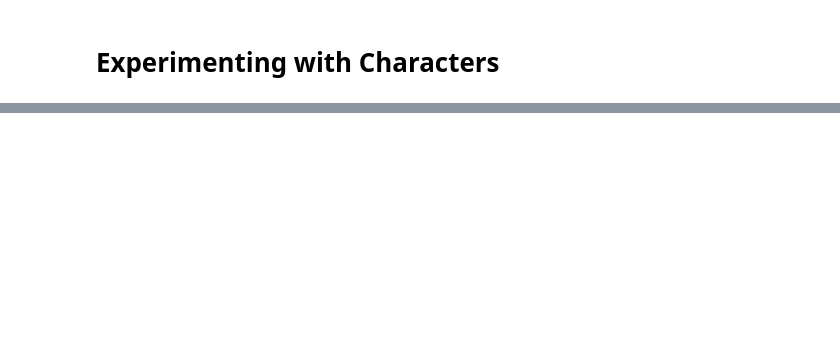
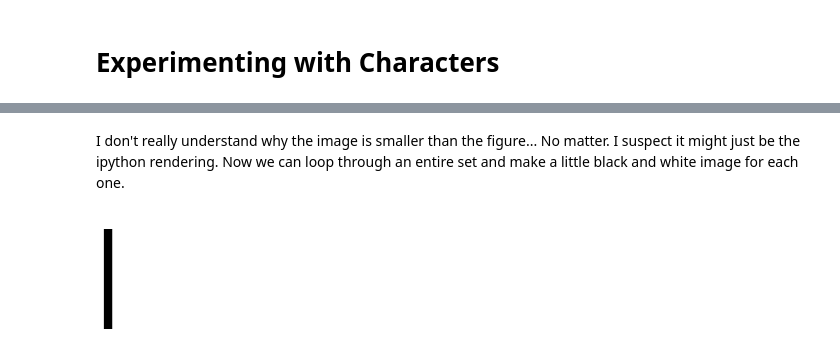
Before and after one commit to drpeteb/ascii-art, a Jupyter notebook: Ascii-Art.ipynb, the cells around one changed output, grey strips where cells are left out. Saved outputs shown, nothing was run; the diff lists cells and outputs as text; code cells hidden in the pictures; blank space fills up the shorter version.

```diff
--- a/Ascii-Art.ipynb
+++ b/Ascii-Art.ipynb
@@ -304,16 +19,0 @@ print(test_char)
-# %%
-char_intensity = []
-char_daisy = []
-for cc in char_set:
-
-    # Make a feature vector
-    #fv = image_patch_intensity(char_dict[cc])
-    fv_intensity = (image_patch_intensity(char_dict[cc])-120)*(255./(255-120))
-    fv_daisy = image_patch_daisy(char_dict[cc])
-
-    # Add to list
-    char_intensity.append(fv_intensity)
-    char_daisy.append(fv_daisy)
-
-len(char_intensity)
-len(char_daisy)
@@ -451,0 +166,51 @@ print(fv.shape)
+# %% [markdown]
+I don't really understand why the image is smaller than the figure... No matter. I suspect it might just be the ipython rendering. Now we can loop through an entire set and make a little black and white image for each one.
+# %%
+# Specify a font size
+fontsize = 100
+
+# Font paramters
+scale = 95
+aspect = 0.793
+descent = 0.29
+border = 0.05
+
+# Characters to get
+char_set = "abcdefghijklmnopqrstuvwxyzABCDEFGHIJKLMNOPQRSTUVWXYZ1234567890,./<>?;'#:@~[]{}-=_+)(*&^%$!\"\\`|"
+
+# Output - a dictionary of li'l character images referenced by their character string
+char_dict = dict()
+
+# Make a figure
+figheight = (1+2*border)*fontsize*(1+descent)/scale
+figwidth =  (1+2*border)*fontsize*aspect/scale
+fig = plt.figure(figsize=(figwidth,figheight))
+ax = fig.add_axes((0,0,1,1))
+
+for cc in char_set:
+
+    # Print the letter
+    plt.cla()
+    ax.text(0, descent/(1+descent), cc, family="monospace", fontsize=fontsize)
+
+    # Remove the axes
+    ax.set_frame_on(False)
+    ax.set_xticks([])
+    ax.set_yticks([])
+    plt.axis('off')
+
+    # Renderer
+    fig.canvas.draw()
+
+    # Convert to a numpy array
+    w,h = fig.canvas.get_width_height()
+    im = np.fromstring( fig.canvas.tostring_rgb(), dtype=np.uint8 )
+    im.shape = (h,w,3)
+
+    # Convert to black and white
+    im = np.mean(im, axis=2)
+
+    # Store it in the dictionary
+    char_dict[cc] = im
+# %% [output]
+[figure, added]
```
Also changed, not shown: parts of 70 cells of this notebook.
